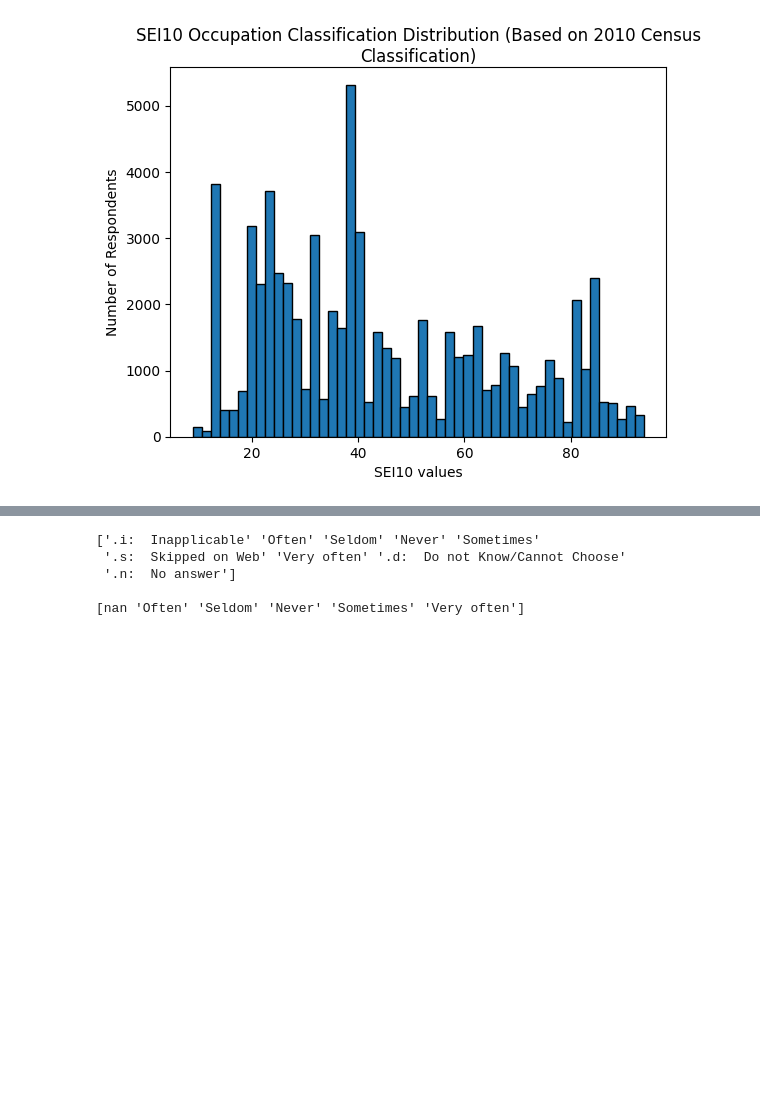
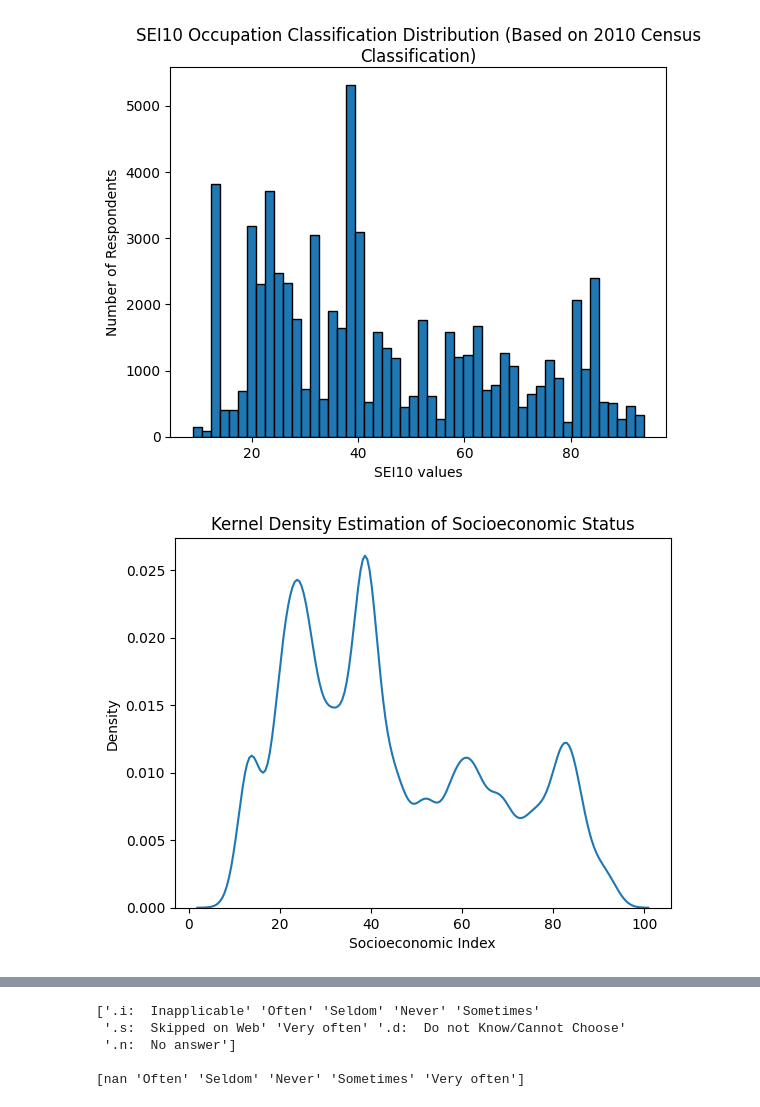
Before and after one commit to phipyao/ds3001-project_gss, a Jupyter notebook: project.ipynb, the cells around one changed output, grey strips where cells are left out. Saved outputs shown, nothing was run; the diff lists cells and outputs as text; code cells hidden in the pictures; blank space fills up the shorter version.

Commit message:
Added a summary, added individual kde plots + kde plots with happiness and depression levels

```diff
--- a/project.ipynb
+++ b/project.ipynb
@@ -58,3 +62,11 @@ plt.ylabel('Number of Respondents')
 plt.show()
 # %% [output]
 [figure]
+# %%
+sns.kdeplot(x='sei10', data=df).set(xlabel='Socioeconomic Index')
+
+plt.title('Kernel Density Estimation of Socioeconomic Status', wrap=True)
+
+plt.show()
+# %% [output]
+[figure, added]
```
Also changed, not shown: parts of 15 cells of this notebook.
